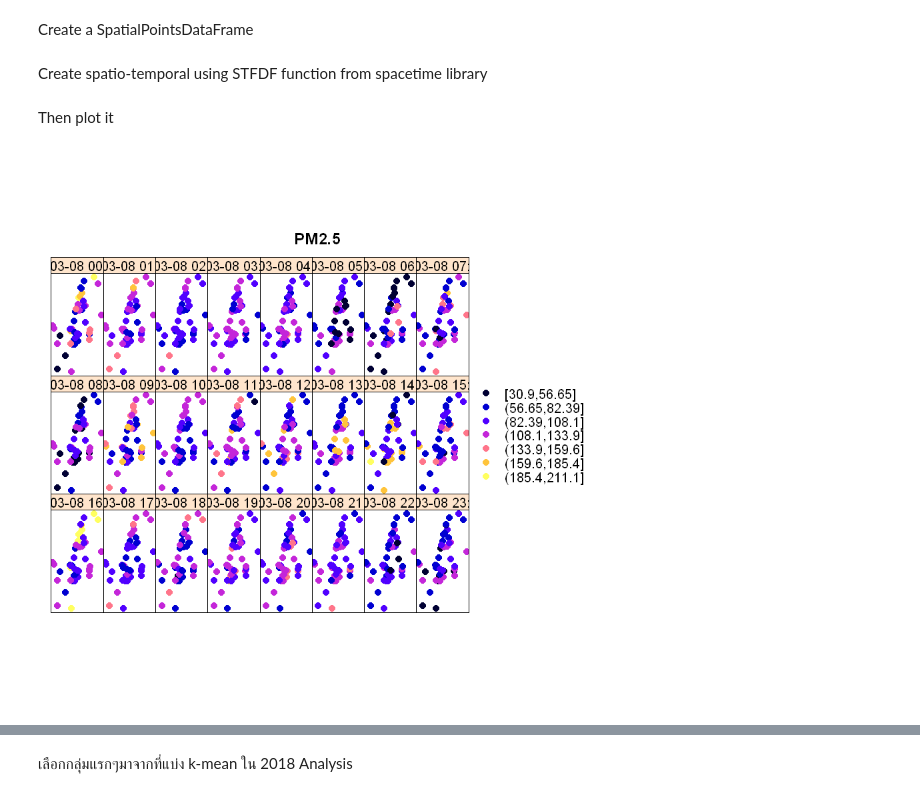
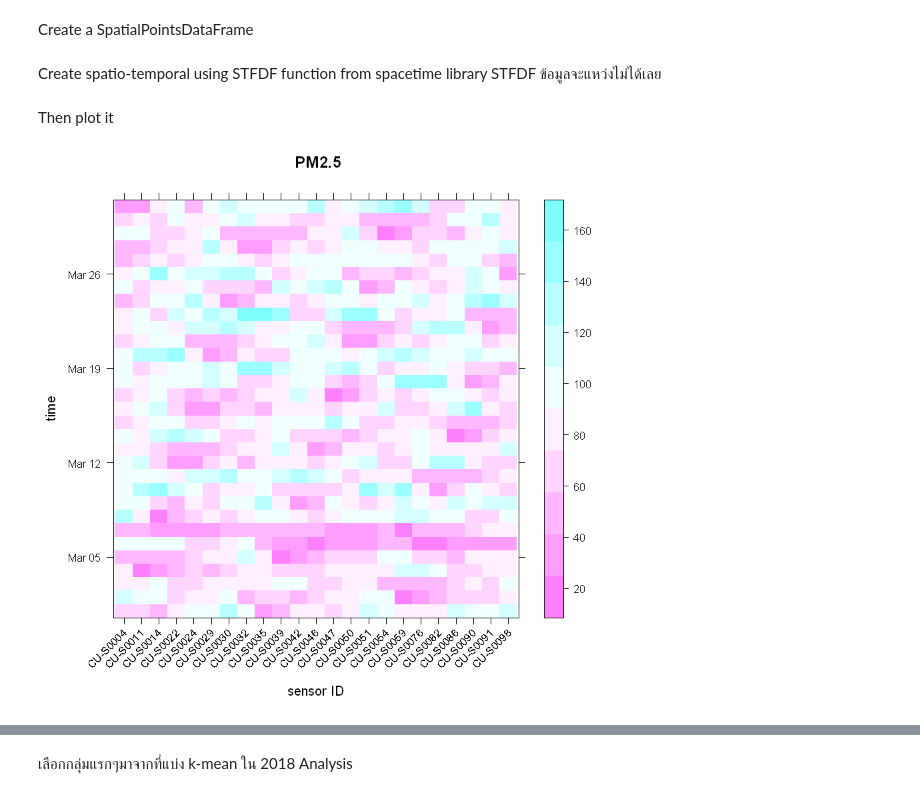
Before and after one commit to Maplub/Jupyter, a Jupyter notebook: st_variogram.ipynb, the cells around one changed output, grey strips where cells are left out. Cells and saved outputs as stored; diff of their text form; code cells hidden in the pictures.

```diff
--- a/st_variogram.ipynb
+++ b/st_variogram.ipynb
@@ -112,4 +153,5 @@ proj4string(sensorid)=CRS("+init=epsg:4326")
 sensoridSP <- SpatialPoints(sensorid@coords,CRS("+init=epsg:4326"))
 # %% [markdown]
 Create spatio-temporal using STFDF function from spacetime library
+STFDF ข้อมูลจะแหว่งไม่ได้เลย
 # %%
@@ -117,9 +160,14 @@ stdata<-STFDF(sensoridSP,datetime$timepos,data.frame(PM2.5=as.vector(newhour$pm2
 # %% [markdown]
 Then plot it
-# %%
-stplot(stdata,cuts=7)
-# %% [output]
-[figure, removed]
+# %%
+colorsetting=c("#A9D08E","#FFFFBF","#FDAE61","#D7191C","#54278F")
+colorlabelPM25 = c("น้อยกว่า 15","15.01-40.00","40.01-65.00","65-150","มากกว่า 150")
+
+scales <- list(x = list(rot = 45))
+
+stplot(stdata,mode="xt",cuts=10,scales=scales,xlab="sensor ID")
+# %% [output]
+[figure, added]
 # %%
 summary(stdata)
 # %% [output]
```
Also changed, not shown: parts of 22 cells of this notebook.
